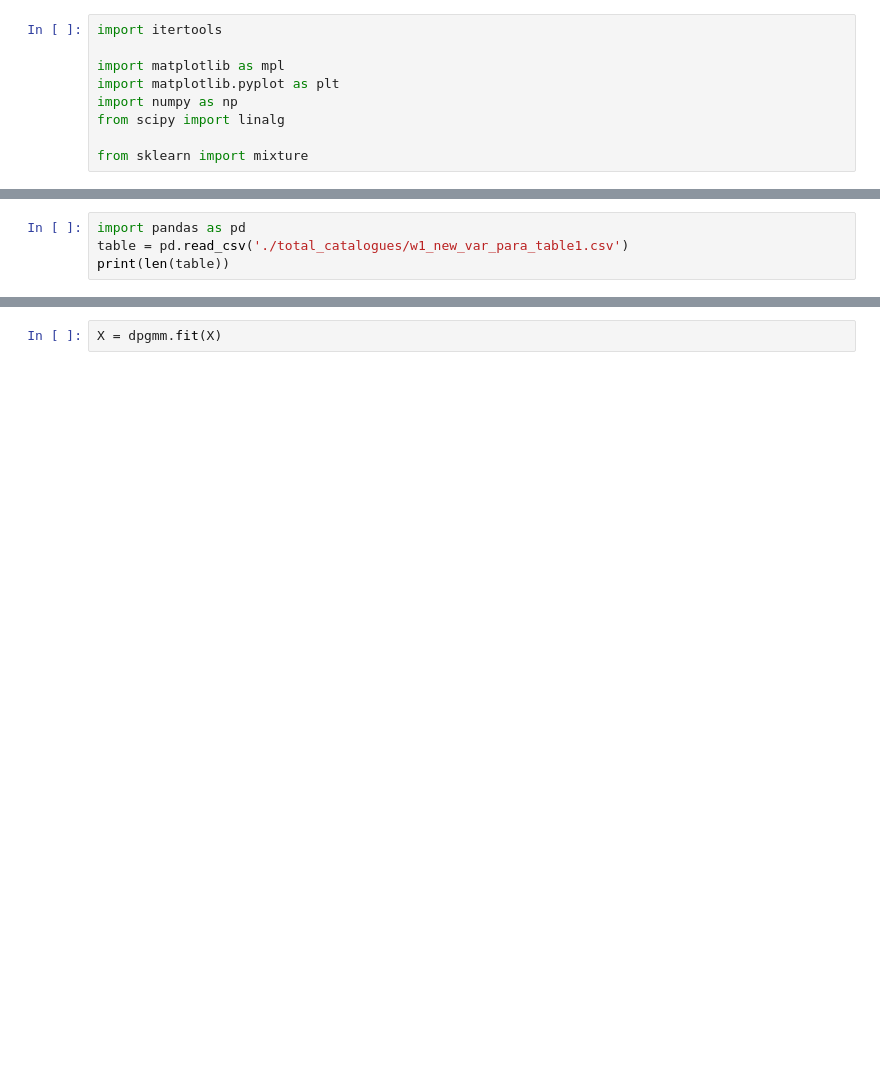
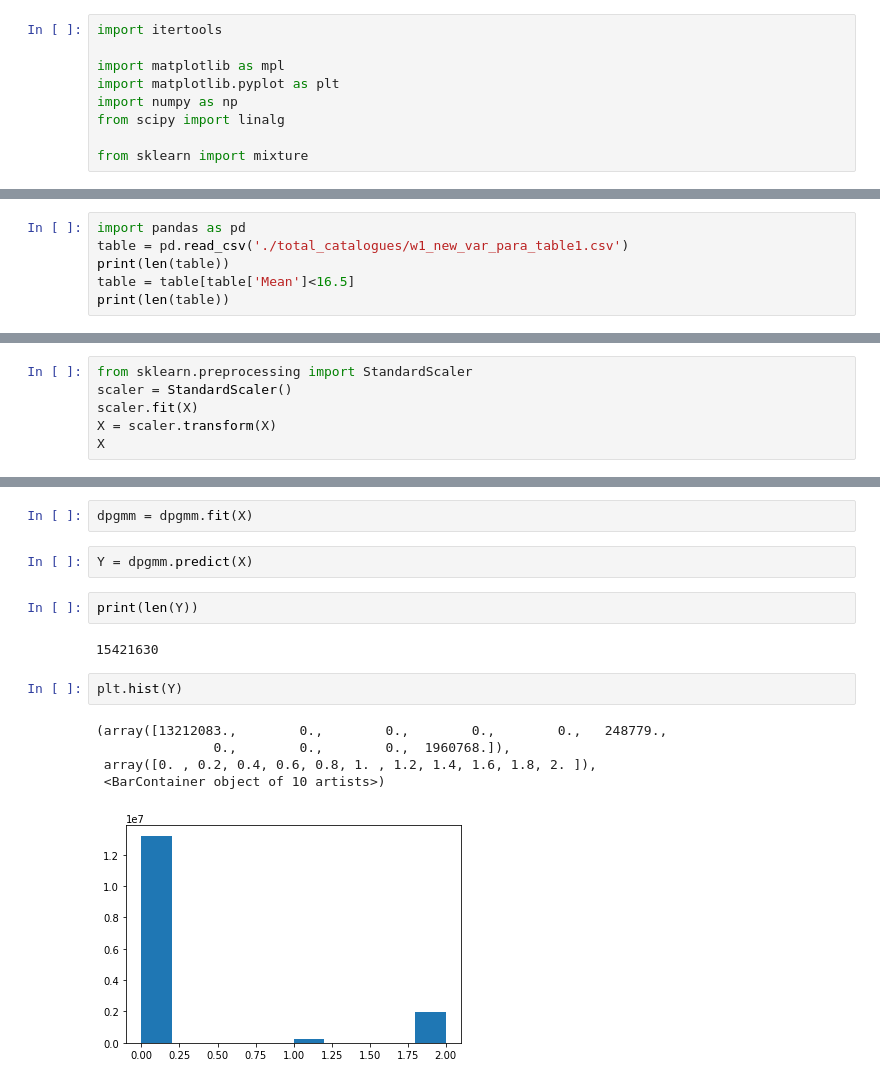
Before and after one commit to 52Hzihan/project_unTimely_light_curve, a Jupyter notebook: GMM_clustering.ipynb, the cells around one changed output, grey strips where cells are left out. Drawn from its saved outputs; the diff is of its cells as text; blank space fills up the shorter version.

```diff
--- a/GMM_clustering.ipynb
+++ b/GMM_clustering.ipynb
@@ -23,5 +23,7 @@ dpgmm = mixture.BayesianGaussianMixture(
 import pandas as pd
 table = pd.read_csv('./total_catalogues/w1_new_var_para_table1.csv')
 print(len(table))
+table = table[table['Mean']<16.5]
+print(len(table))
 # %% [output]
 30651661
@@ -54,0 +63,6 @@ print(X)
+# %%
+from sklearn.preprocessing import StandardScaler
+scaler = StandardScaler()
+scaler.fit(X)
+X = scaler.transform(X)
+X
@@ -55,2 +83,16 @@ print(X)
 # %%
-X = dpgmm.fit(X)
+dpgmm = dpgmm.fit(X)
+# %%
+Y = dpgmm.predict(X)
+# %%
+print(len(Y))
+# %% [output]
+15421630
+# %%
+plt.hist(Y)
+# %% [output]
+(array([13212083.,        0.,        0.,        0.,        0.,   248779.,
+               0.,        0.,        0.,  1960768.]),
+ array([0. , 0.2, 0.4, 0.6, 0.8, 1. , 1.2, 1.4, 1.6, 1.8, 2. ]),
+ <BarContainer object of 10 artists>)
+[figure, added]
```
Also changed, not shown: parts of 14 cells of this notebook, 4 other files.
